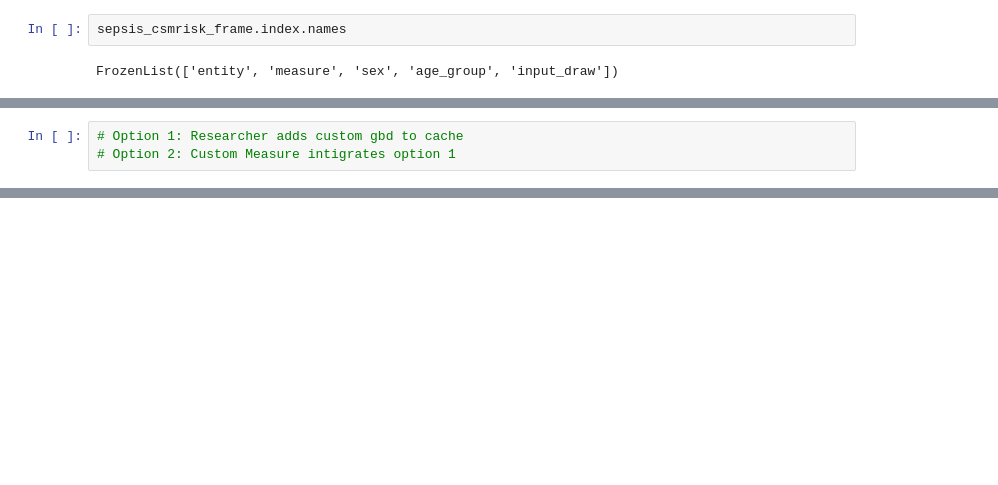
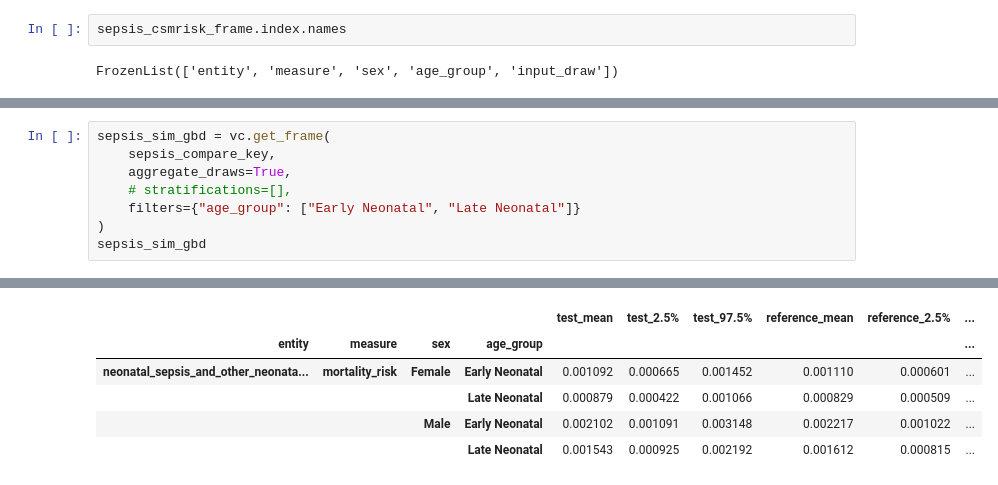
Before and after one commit to ihmeuw/vivarium_gates_mncnh, a Jupyter notebook: src/vivarium_gates_mncnh/validation/vc_notebooks/neonatal_checks.ipynb, the cells around one changed output, grey strips where cells are left out. Saved outputs shown, nothing was run; the diff lists cells and outputs as text; blank space fills up the shorter version.

```diff
--- a/src/vivarium_gates_mncnh/validation/vc_notebooks/neonatal_checks.ipynb
+++ b/src/vivarium_gates_mncnh/validation/vc_notebooks/neonatal_checks.ipynb
@@ -220,3 +387,9 @@ InvalidQueryError: No functions available to pull data for measure mortality_ris
-# %%
-# Option 1: Researcher adds custom gbd to cache
-# Option 2: Custom Measure intigrates option 1
+# %%
+sepsis_sim_gbd = vc.get_frame(
+    sepsis_compare_key,
+    aggregate_draws=True,
+    # stratifications=[],
+    filters={"age_group": ["Early Neonatal", "Late Neonatal"]}
+)
+sepsis_sim_gbd
+# %% [output]
@@ -222,0 +398,6 @@ InvalidQueryError: No functions available to pull data for measure mortality_ris
+|  |  |  |  | test_mean | test_2.5% | test_97.5% | reference_mean | reference_2.5% | ... |
+| entity | measure | sex | age_group |  |  |  |  |  | ... |
+| neonatal_sepsis_and_other_neonata... | mortality_risk | Female | Early Neonatal | 0.001092 | 0.000665 | 0.001452 | 0.001110 | 0.000601 | ... |
+|  |  |  | Late Neonatal | 0.000879 | 0.000422 | 0.001066 | 0.000829 | 0.000509 | ... |
+|  |  | Male | Early Neonatal | 0.002102 | 0.001091 | 0.003148 | 0.002217 | 0.001022 | ... |
+|  |  |  | Late Neonatal | 0.001543 | 0.000925 | 0.002192 | 0.001612 | 0.000815 | ... |
```
Also changed, not shown: parts of 22 cells of this notebook.
